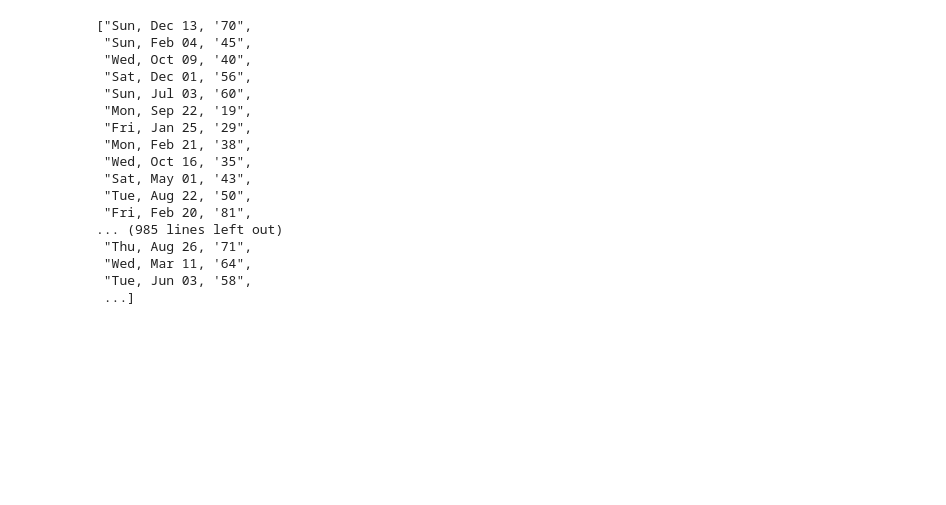
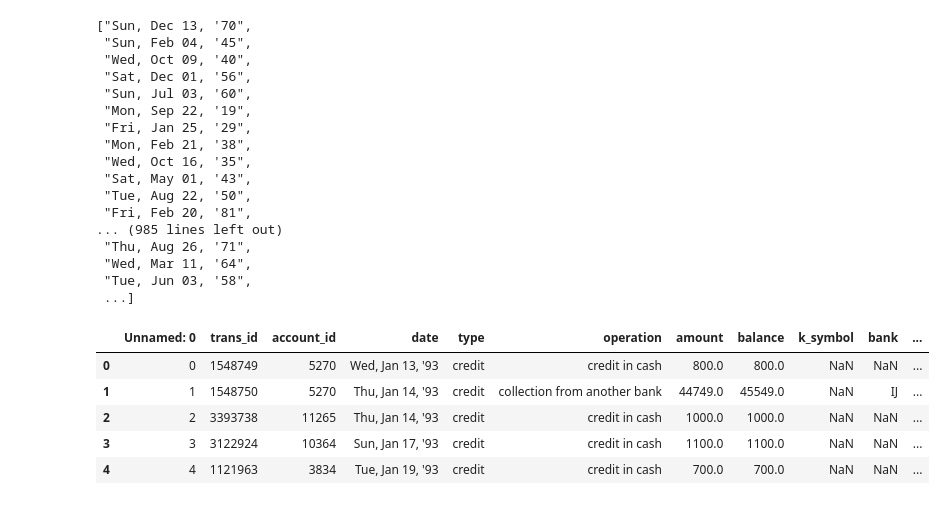
Before and after one commit to joaoBordalo/feup-ecac, a Jupyter notebook: database scripts files/descriptive_analysis.ipynb, the cells around one changed output. Saved outputs shown, nothing was run; the diff lists cells and outputs as text; code cells hidden in the pictures; blank space fills up the shorter version.

```diff
--- a/database scripts files/descriptive_analysis.ipynb
+++ b/database scripts files/descriptive_analysis.ipynb
@@ -241,0 +257,11 @@ del clients['birth_number']
+# %%
+trans_train_mod = pd.read_csv(os.path.abspath('./../data/train_sets/trans_train_modified.csv'), sep=";", low_memory=False)
+
+trans_train_mod.head()
+# %% [output]
+|  | Unnamed: 0 | trans_id | account_id | date | type | operation | amount | balance | k_symbol | bank | ... |
+| 0 | 0 | 1548749 | 5270 | Wed, Jan 13, '93 | credit | credit in cash | 800.0 | 800.0 | NaN | NaN | ... |
+| 1 | 1 | 1548750 | 5270 | Thu, Jan 14, '93 | credit | collection from another bank | 44749.0 | 45549.0 | NaN | IJ | ... |
+| 2 | 2 | 3393738 | 11265 | Thu, Jan 14, '93 | credit | credit in cash | 1000.0 | 1000.0 | NaN | NaN | ... |
+| 3 | 3 | 3122924 | 10364 | Sun, Jan 17, '93 | credit | credit in cash | 1100.0 | 1100.0 | NaN | NaN | ... |
+| 4 | 4 | 1121963 | 3834 | Tue, Jan 19, '93 | credit | credit in cash | 700.0 | 700.0 | NaN | NaN | ... |
```
Also changed, not shown: parts of 4 cells of this notebook, 15 other files.
